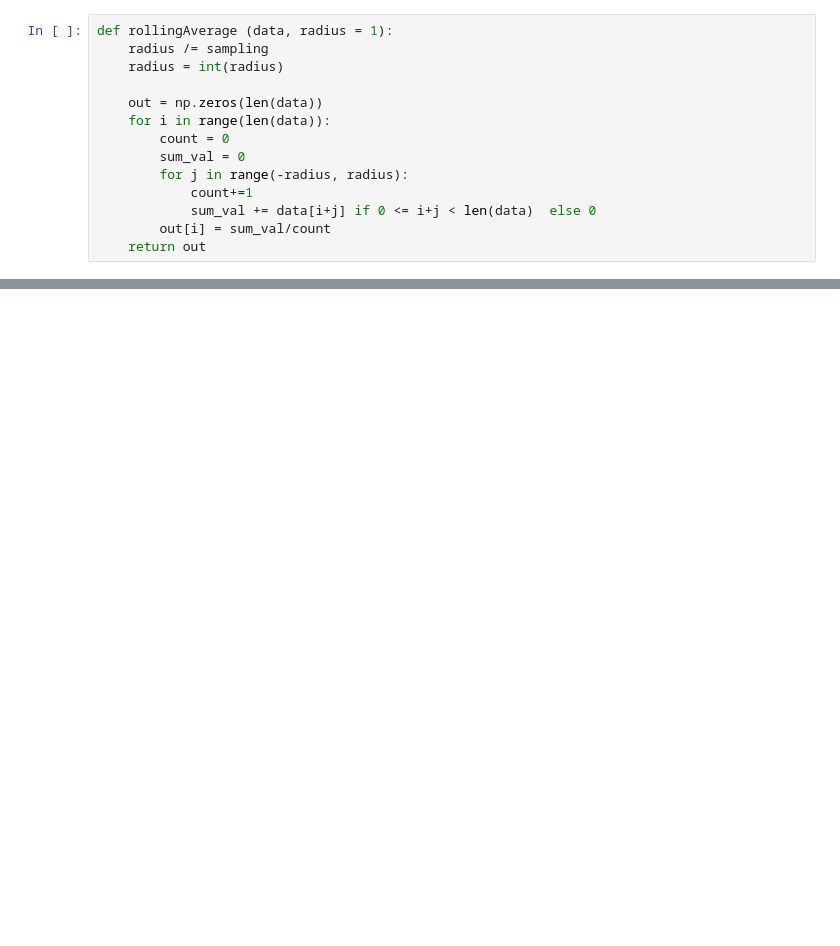
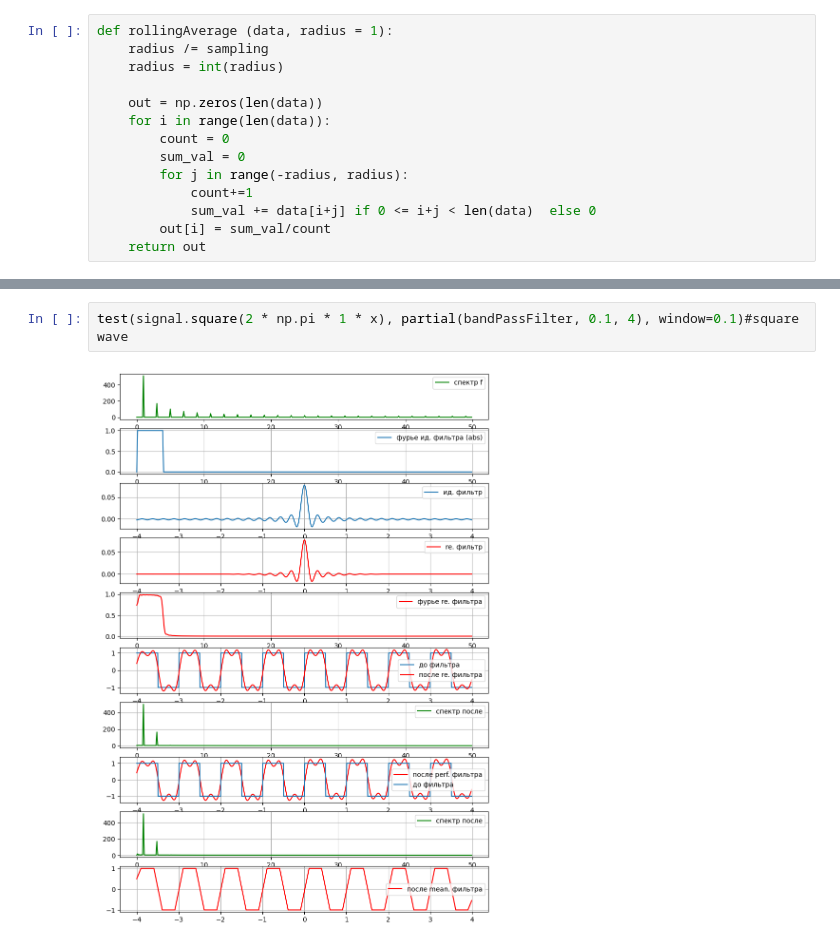
Before and after one commit to Altair200333/dataProcessing_nsu, a Jupyter notebook: task3_perf_filters.ipynb, the cells around one changed output, grey strips where cells are left out. Saved outputs shown, nothing was run; the diff lists cells and outputs as text; blank space fills up the shorter version.

```diff
--- a/task3_perf_filters.ipynb
+++ b/task3_perf_filters.ipynb
@@ -167,0 +183,4 @@ test(signal.square(2 * np.pi * 1 * x), partial(bandPassFilter, 0, 4))#square wav
+# %%
+test(signal.square(2 * np.pi * 1 * x), partial(bandPassFilter, 0.1, 4), window=0.1)#square wave
+# %% [output]
+[figure, added]
```
Also changed, not shown: parts of 16 cells of this notebook, 1 other file.
